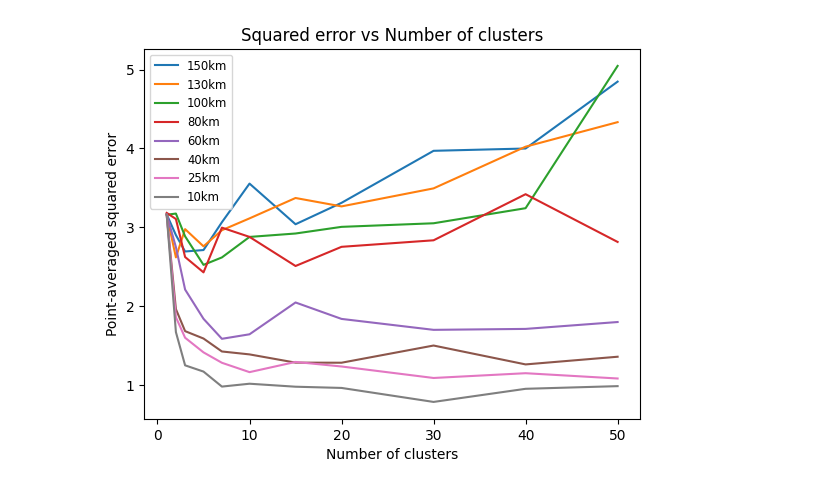
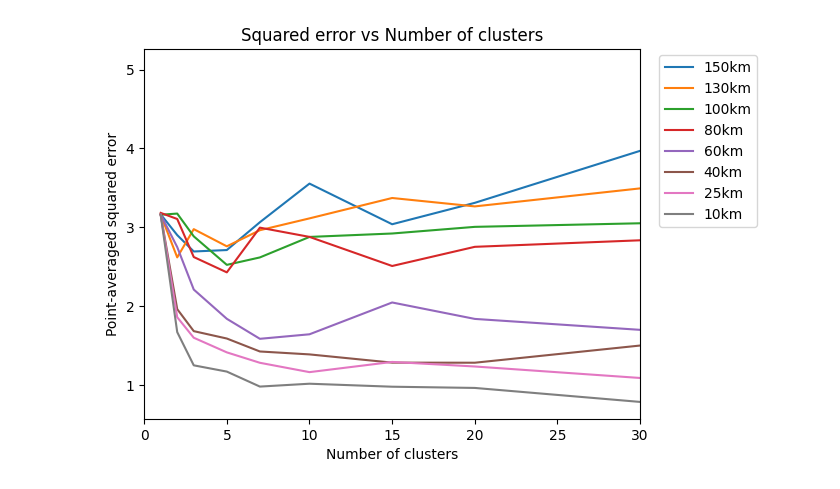
Before and after one commit to jyhong05/CFL_Research, a Jupyter notebook: altitude_extraction/temp.ipynb, the cells around one changed output. Drawn from its saved outputs; the diff is of its cells as text; code cells hidden in the pictures.

Commit message:
added tutorial notebook and graphs

```diff
--- a/altitude_extraction/temp.ipynb
+++ b/altitude_extraction/temp.ipynb
@@ -13,15 +14,16 @@ res10km = [3.159015994846624, 1.6708696934971154, 1.2493037797993427, 1.17000072
 # %%
 plt.plot(n_clusters, res150km, label='150km')
 plt.plot(n_clusters, res130km, label='130km')
 plt.plot(n_clusters, res100km, label='100km')
 plt.plot(n_clusters, res80km, label='80km')
 plt.plot(n_clusters, res60km, label='60km')
 plt.plot(n_clusters, res40km, label='40km')
 plt.plot(n_clusters, res25km, label='25km')
 plt.plot(n_clusters, res10km, label='10km')
+plt.xlim(0, 30)
 plt.xlabel('Number of clusters')
 plt.ylabel('Point-averaged squared error')
 plt.title('Squared error vs Number of clusters')
-_ = plt.legend(fontsize='small')
+_ = plt.legend(loc='lower right', bbox_to_anchor=(1.25, 0.5))
 # %% [output]
-[figure, old version]
+[figure, new version]
```
Also changed, not shown: parts of 2 cells of this notebook, 23 other files.
